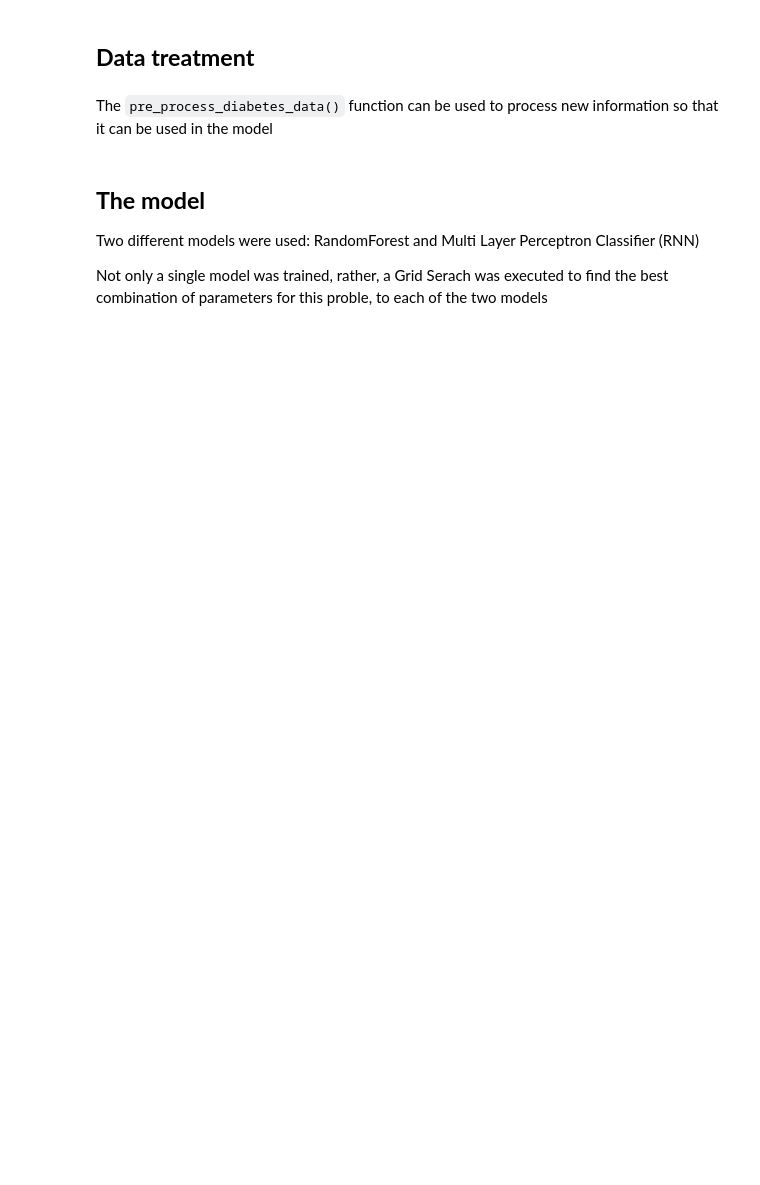
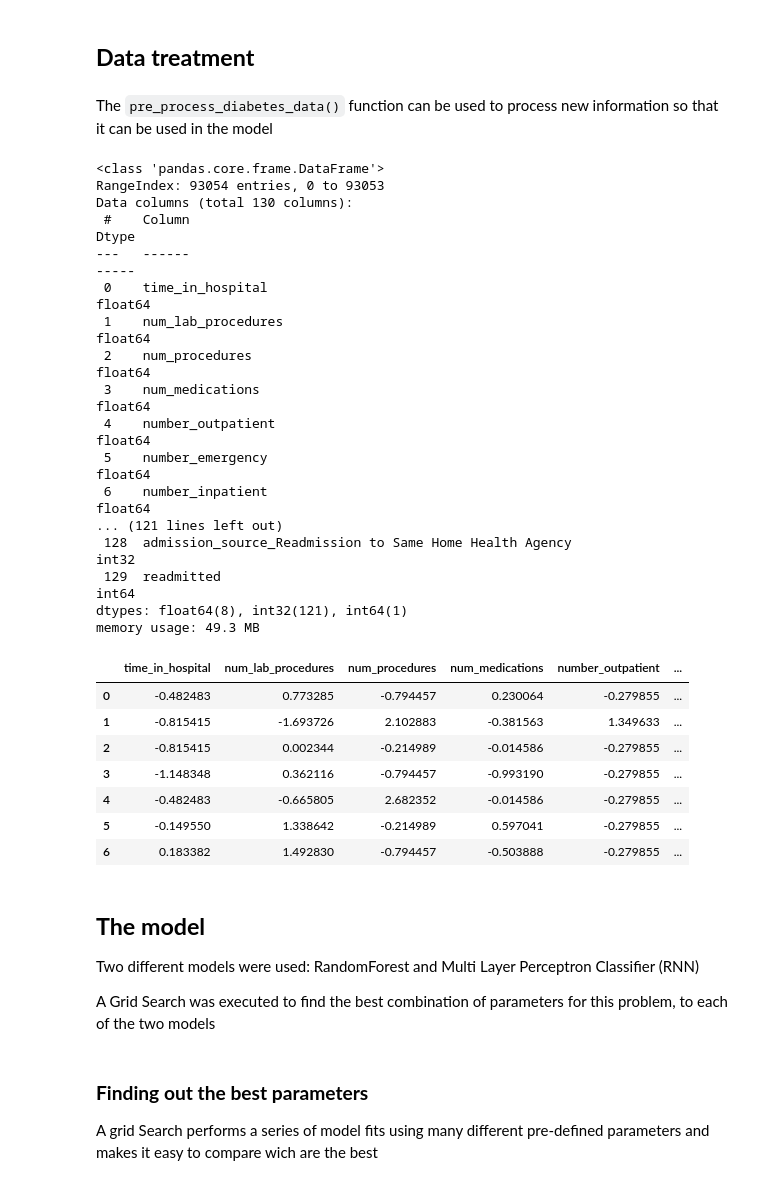
Before and after one commit to LuizHRF/optativa_machine_learning, a Jupyter notebook: challenge/main.ipynb, the cells around one changed output. Drawn from its saved outputs; the diff is of its cells as text; code cells hidden in the pictures; blank space fills up the shorter version.

```diff
--- a/challenge/main.ipynb
+++ b/challenge/main.ipynb
@@ -102,11 +129,38 @@ def pre_process_diabetes_data(df):
 # %%
 # Processing the dataset
 
 diabetes_processed = pre_process_diabetes_data(diabetes)
 diabetes_processed.info(verbose=True, memory_usage=True)
+diabetes_processed.head(7)
+# %% [output]
+<class 'pandas.core.frame.DataFrame'>
+RangeIndex: 93054 entries, 0 to 93053
+Data columns (total 130 columns):
+ #    Column                                                                             Dtype
+---   ------                                                                             -----
+ 0    time_in_hospital                                                                   float64
+ 1    num_lab_procedures                                                                 float64
+ 2    num_procedures                                                                     float64
+ 3    num_medications                                                                    float64
+ 4    number_outpatient                                                                  float64
+ 5    number_emergency                                                                   float64
+ 6    number_inpatient                                                                   float64
+... (121 lines left out)
+ 128  admission_source_Readmission to Same Home Health Agency                            int32
+ 129  readmitted                                                                         int64
+dtypes: float64(8), int32(121), int64(1)
+memory usage: 49.3 MB
+|  | time_in_hospital | num_lab_procedures | num_procedures | num_medications | number_outpatient | ... |
+| 0 | -0.482483 | 0.773285 | -0.794457 | 0.230064 | -0.279855 | ... |
+| 1 | -0.815415 | -1.693726 | 2.102883 | -0.381563 | 1.349633 | ... |
+| 2 | -0.815415 | 0.002344 | -0.214989 | -0.014586 | -0.279855 | ... |
+| 3 | -1.148348 | 0.362116 | -0.794457 | -0.993190 | -0.279855 | ... |
+| 4 | -0.482483 | -0.665805 | 2.682352 | -0.014586 | -0.279855 | ... |
+| 5 | -0.149550 | 1.338642 | -0.214989 | 0.597041 | -0.279855 | ... |
+| 6 | 0.183382 | 1.492830 | -0.794457 | -0.503888 | -0.279855 | ... |
 # %% [markdown]
 ## **The model**
 
 Two different models were used: RandomForest and Multi Layer Perceptron Classifier (RNN)
 
-Not only a single model was trained, rather, a Grid Serach was executed to find the best combination of parameters for this proble, to each of the two models
+A Grid Search was executed to find the best combination of parameters for this problem, to each of the two models
@@ -184 +167,5 @@ mlp = single_model_RNN(diabetes_processed, "readmitted")
+# %% [markdown]
+### **Finding out the best parameters**
+
+A grid Search performs a series of model fits using many different pre-defined parameters and makes it easy to compare wich are the best
 # %%
```
Also changed, not shown: parts of 17 cells of this notebook.
